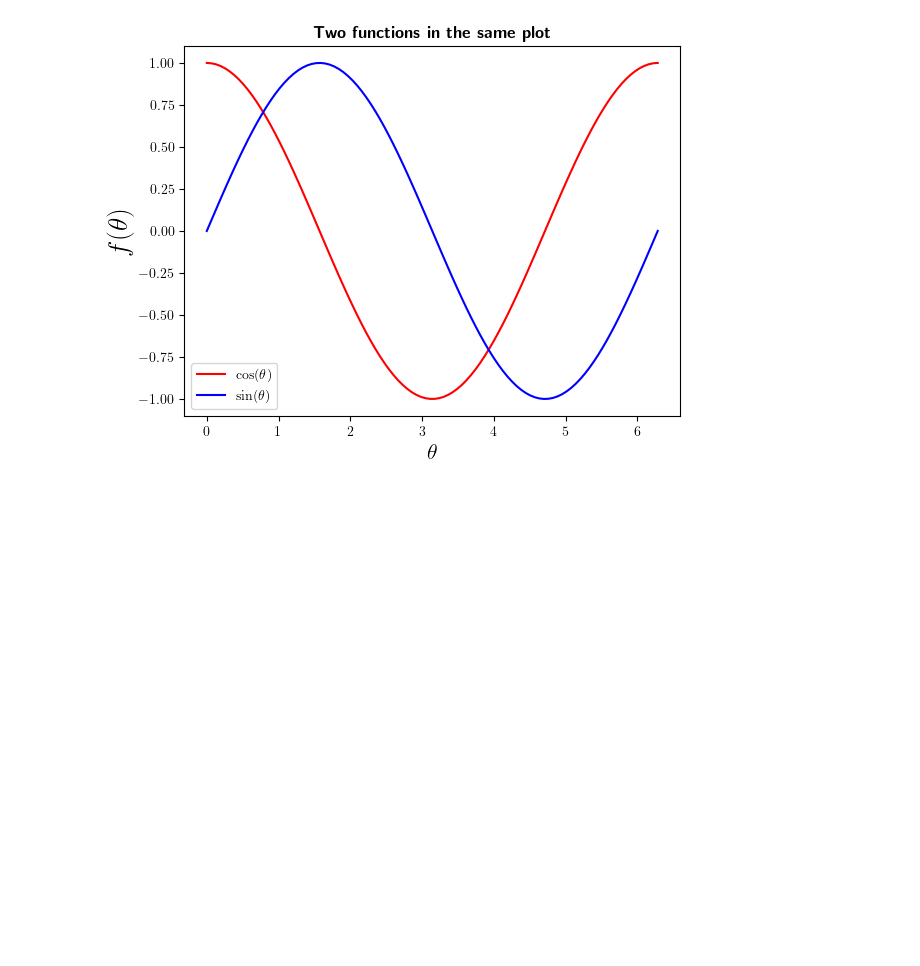
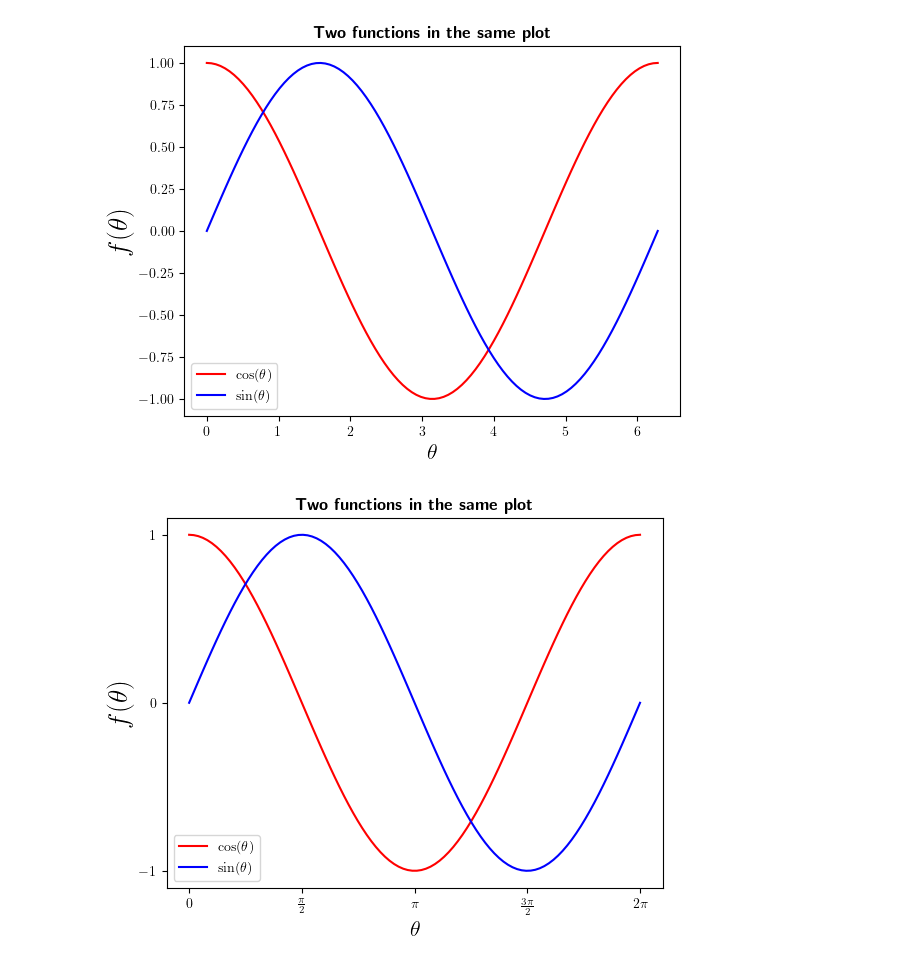
Before and after one commit to DiegoConol/Fisica-Computacional, a Jupyter notebook: Clase con Filipa/Notebook with FIlipa.ipynb, the cells around one changed output. Saved outputs shown, nothing was run; the diff lists cells and outputs as text; code cells hidden in the pictures; blank space fills up the shorter version.

```diff
--- a/Clase con Filipa/Notebook with FIlipa.ipynb
+++ b/Clase con Filipa/Notebook with FIlipa.ipynb
@@ -895,3 +895,32 @@ plt.savefig(os.path.join(folder,'FirstPlot.pdf'))  # Saves the graphic in .pdf
 plt.show()
 # %% [output]
 [figure]
+# %%
+#We can also change the ticks, so the steps which the axis is divided.
+
+#This is used with the set_xticks and set_yticks commands.
+
+#0. is the first tick, 0.5 is the second, etc.
+
+#The labels are the names of the ticks.
+
+plt.rcParams['text.usetex'] = True
+x = 2*np.pi*np.linspace(0,1,100)
+y1 = np.cos(x)
+y2 = np.sin(x)
+fig, ax = plt.subplots()
+ax.plot(x,y1, 'r', label = r'$\cos(\theta)$')
+ax.plot(x,y2, 'b', label = r'$\sin(\theta)$')
+ax.set_xlabel(r'$\theta$', fontsize = 16)
+ax.set_ylabel(r'$f(\theta)$', fontsize = 20)
+ax.set_xticks([0., 0.5 * np.pi, np.pi, 1.5 * np.pi, 2 * np.pi],
+              labels=[
+                  "$0$", r"$\frac{\pi}{2}$", r"$\pi$", r"$\frac{3\pi}{2}$",
+                  r"$2\pi$"
+              ])
+ax.set_yticks([-1.0, 0., 1])
+ax.set_title(r'\textbf{Two functions in the same plot}')
+ax.legend()
+plt.show()
+# %% [output]
+[figure, added]
```
Also changed, not shown: parts of 3 cells of this notebook, 2 other files.
